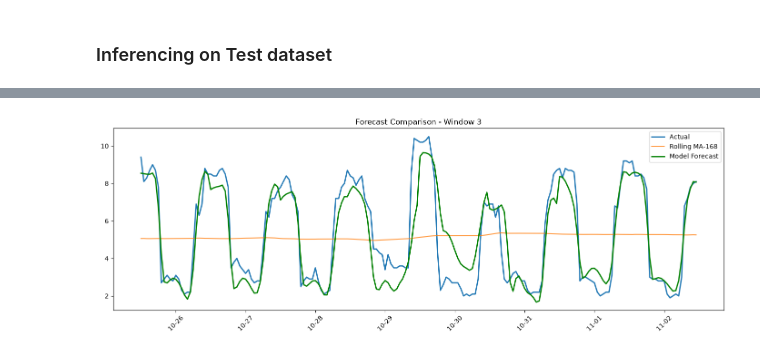
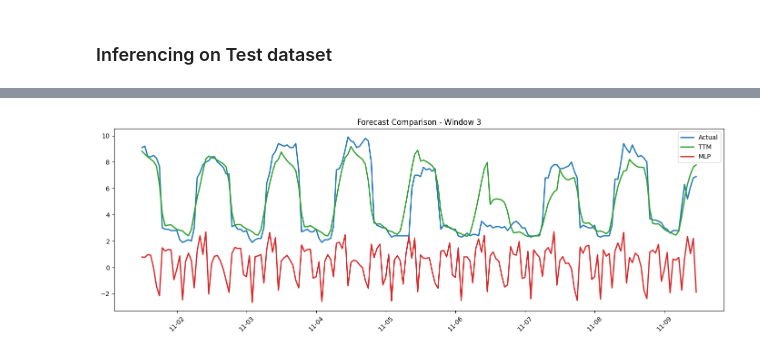
Before and after one commit to energyfms/notebooks, a Jupyter notebook: energy_ttm_finetuning.ipynb, the cells around one changed output, grey strips where cells are left out. Cells and saved outputs as stored; diff of their text form; code cells hidden in the pictures.

```diff
--- a/energy_ttm_finetuning.ipynb
+++ b/energy_ttm_finetuning.ipynb
@@ -362,12 +540,12 @@ Trainable params: 8,688 / 28,858 (30.1060%)
 # %% [markdown]
 ## Finetuning EnergyTTM
 # %%
-num_epochs = 20
+num_epochs = 5
 criterion = torch.nn.MSELoss()
 
 for epoch in range(num_epochs):
 
-    model.train()   # Enable training mode
+    ttm_model.train()   # Enable training mode
     train_losses = []
 
     for x_train, y_train in train_loader:
@@ -381,7 +559,7 @@ for epoch in range(num_epochs):
 
         # Forward pass
         # print(x_train)
-        output = model(x_train)
+        output = ttm_model(x_train)
         # print(output)
         # break
         forecast = output.prediction_outputs.squeeze(-1)
@@ -426,11 +589,11 @@ Epoch [20/20] Train Loss: 0.310591
 ### Inferencing on Test dataset
 # %%
 
-model.eval()
+ttm_model.eval()
 
 val_losses = []
 y_true_test = []
-y_pred_test = []
+y_pred_test_ttm = []
 
 # Iterate over dataset one sample at a time
 for x_test, y_test in test_loader:
@@ -441,7 +604,7 @@ for x_test, y_test in test_loader:
 
     with torch.no_grad():
         # Forward pass
-        output = model(x_test)
+        output = ttm_model(x_test)
         forecast = output.prediction_outputs.squeeze(-1)
 
         # Compute loss
@@ -454,16 +617,16 @@ for x_test, y_test in test_loader:
         # Store results
         val_losses.append(loss.item())
         y_true_test.append(y_test.cpu().numpy())
-        y_pred_test.append(forecast.cpu().numpy())
+        y_pred_test_ttm.append(forecast.cpu().numpy())
 
 # If no valid predictions collected
 if len(y_true_test) == 0:
     y_true_test = np.array([])
-    y_pred_test = np.array([])
+    y_pred_test_ttm = np.array([])
 
 # Concatenate predictions and ground truth
 y_true = np.concatenate(y_true_test, axis=0)
-y_pred = np.concatenate(y_pred_test, axis=0)
+y_pred = np.concatenate(y_pred_test_ttm, axis=0)
 # %%
 mean = test_dataset.mean
 std  = test_dataset.std
@@ -473,62 +636,83 @@ y_pred_flat = y_pred.reshape(-1)
 
 
 y_true_unscaled = unscale_predictions(y_true_flat, mean, std)
-y_pred_unscaled = unscale_predictions(y_pred_flat, mean, std)
+y_pred_unscaled_ttm = unscale_predictions(y_pred_flat, mean, std)
 # %%
 import matplotlib.pyplot as plt
 import matplotlib.dates as mdates
 import numpy as np
 
-# Assign dates starting exactly at index 168 to match the debug plot
-model_time_index = test.index[168 : 168 + len(y_pred_unscaled)]
-# -----------------------
+# ----------------------------------------------------
+# Predictions correspond to test[168:]
+# ----------------------------------------------------
+
+model_time_index = test.index[168:]
+
+actual = test["meter_reading"].iloc[168:].values
+
+ttm_pred = np.asarray(y_pred_unscaled_ttm)
+dlinear_pred = np.asarray(y_pred_unscaled_mlp)
+
+# Safety check
+min_len = min(
+    len(model_time_index),
+    len(actual),
+    len(ttm_pred),
+    len(dlinear_pred),
+)
+
+model_time_index = model_time_index[:min_len]
+actual = actual[:min_len]
+ttm_pred = ttm_pred[:min_len]
+dlinear_pred = dlinear_pred[:min_len]
 
 days_per_plot = 8
 points_per_plot = days_per_plot * 24
 
-n_points = len(test)
 n_plots = 5
 
-# Skip first window (naturally ignores the first 192 points)
 for i in range(1, n_plots):
 
     start = i * points_per_plot
-    end = min((i + 1) * points_per_plot, n_points)
+    end = min((i + 1) * points_per_plot, min_len)
 
     fig, ax = plt.subplots(figsize=(14, 5))
 
-    # Plot Actual
+    # ------------------------------------------------
+    # Actual
+    # ------------------------------------------------
     ax.plot(
-        test.index[start:end],
-        test["meter_reading"].iloc[start:end],
+        model_time_index[start:end],
+        actual[start:end],
         label="Actual",
-        linewidth=2
+        linewidth=2,
+        color="tab:blue",
     )
 
-    # Plot Rolling MA
+    # ------------------------------------------------
+    # TTM
+    # ------------------------------------------------
     ax.plot(
-        test.index[start:end],
-        predictions[start:end],
-        label="Rolling MA-168",
-        alpha=0.8
+        model_time_index[start:end],
+        ttm_pred[start:end],
+        label="TTM",
+        linewidth=2,
+        color="tab:green",
     )
 
-    # Plot Model Forecast using the corrected time index
-    mask = (
-        (model_time_index >= test.index[start]) &
-        (model_time_index <= test.index[end - 1])
-    )
-
+    # ------------------------------------------------
+    # MLP
+    # ------------------------------------------------
     ax.plot(
-        model_time_index[mask],
-        np.asarray(y_pred_unscaled)[mask],
-        label="Model Forecast",
+        model_time_index[start:end],
+        dlinear_pred[start:end],
+        label="MLP",
         linewidth=2,
-        color='green'
+        color="tab:red",
     )
 
     ax.xaxis.set_major_locator(mdates.DayLocator(interval=1))
-    ax.xaxis.set_major_formatter(mdates.DateFormatter('%m-%d'))
+    ax.xaxis.set_major_formatter(mdates.DateFormatter("%m-%d"))
 
     plt.xticks(rotation=45)
     plt.title(f"Forecast Comparison - Window {i}")
@@ -541 +725 @@ for i in range(1, n_plots):
-[figure, old version]
+[figure, new version]
```
Also changed, not shown: parts of 30 cells of this notebook, 6 other files.
